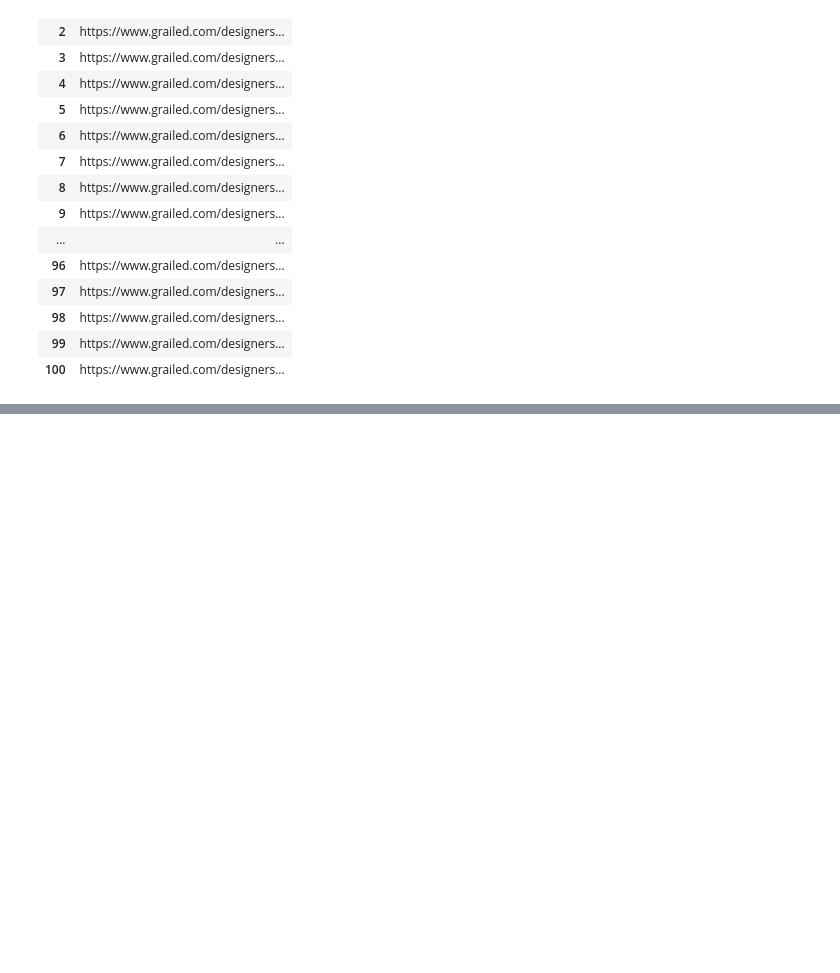
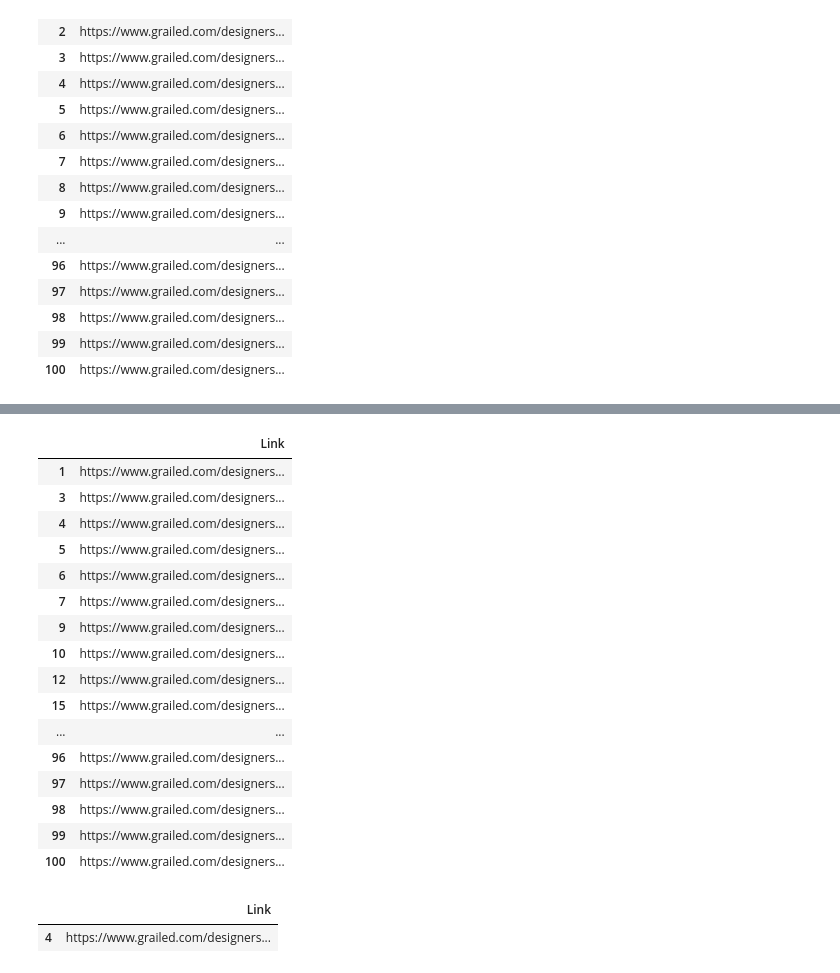
Before and after one commit to HongkiuKurt/vintage_clothing_project_2023, a Jupyter notebook: login_grailed_popular_list.ipynb, the cells around one changed output, grey strips where cells are left out. Saved outputs shown, nothing was run; the diff lists cells and outputs as text; code cells hidden in the pictures; blank space fills up the shorter version.

```diff
--- a/login_grailed_popular_list.ipynb
+++ b/login_grailed_popular_list.ipynb
@@ -81,0 +136,30 @@ ItemDF.to_csv('listings.csv', index=False)
+# %%
+ls = ['vintage', 'movie', 'other', 'art', 'rare', 'brand', 'very-rare', 'japanese-brand', 'luxury', 'made-in-usa']
+# %%
+for x in ls:
+    df.drop(df[df['Link'].str.contains(x, na=False)].index, inplace=True)
+# %%
+df
+# %% [output]
+|  | Link |
+| 1 | https://www.grailed.com/designers... |
+| 3 | https://www.grailed.com/designers... |
+| 4 | https://www.grailed.com/designers... |
+| 5 | https://www.grailed.com/designers... |
+| 6 | https://www.grailed.com/designers... |
+| 7 | https://www.grailed.com/designers... |
+| 9 | https://www.grailed.com/designers... |
+| 10 | https://www.grailed.com/designers... |
+| 12 | https://www.grailed.com/designers... |
+| 15 | https://www.grailed.com/designers... |
+| ... | ... |
+| 96 | https://www.grailed.com/designers... |
+| 97 | https://www.grailed.com/designers... |
+| 98 | https://www.grailed.com/designers... |
+| 99 | https://www.grailed.com/designers... |
+| 100 | https://www.grailed.com/designers... |
+# %%
+df[df['Link'].str.contains('designers/designer', na=False)]
+# %% [output]
+|  | Link |
+| 4 | https://www.grailed.com/designers... |
```
Also changed, not shown: parts of 8 cells of this notebook.
